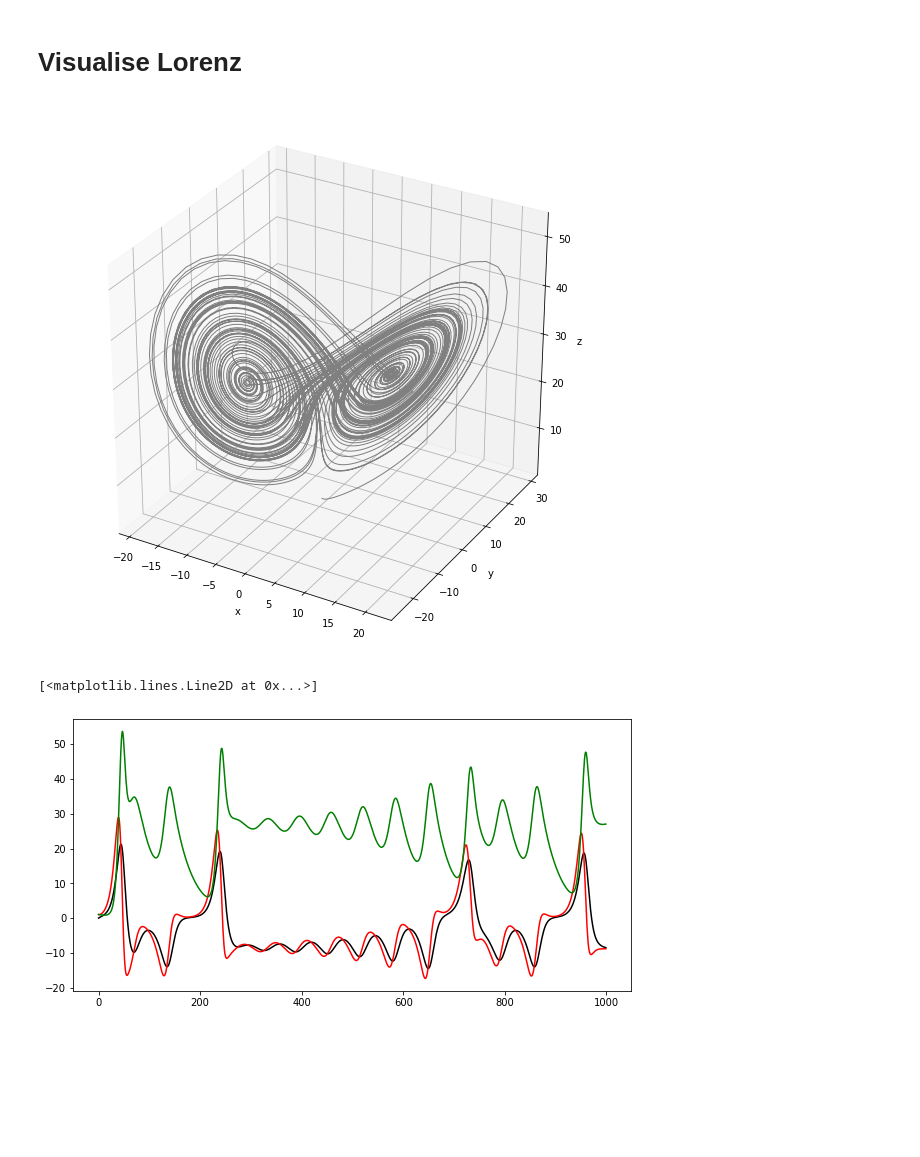
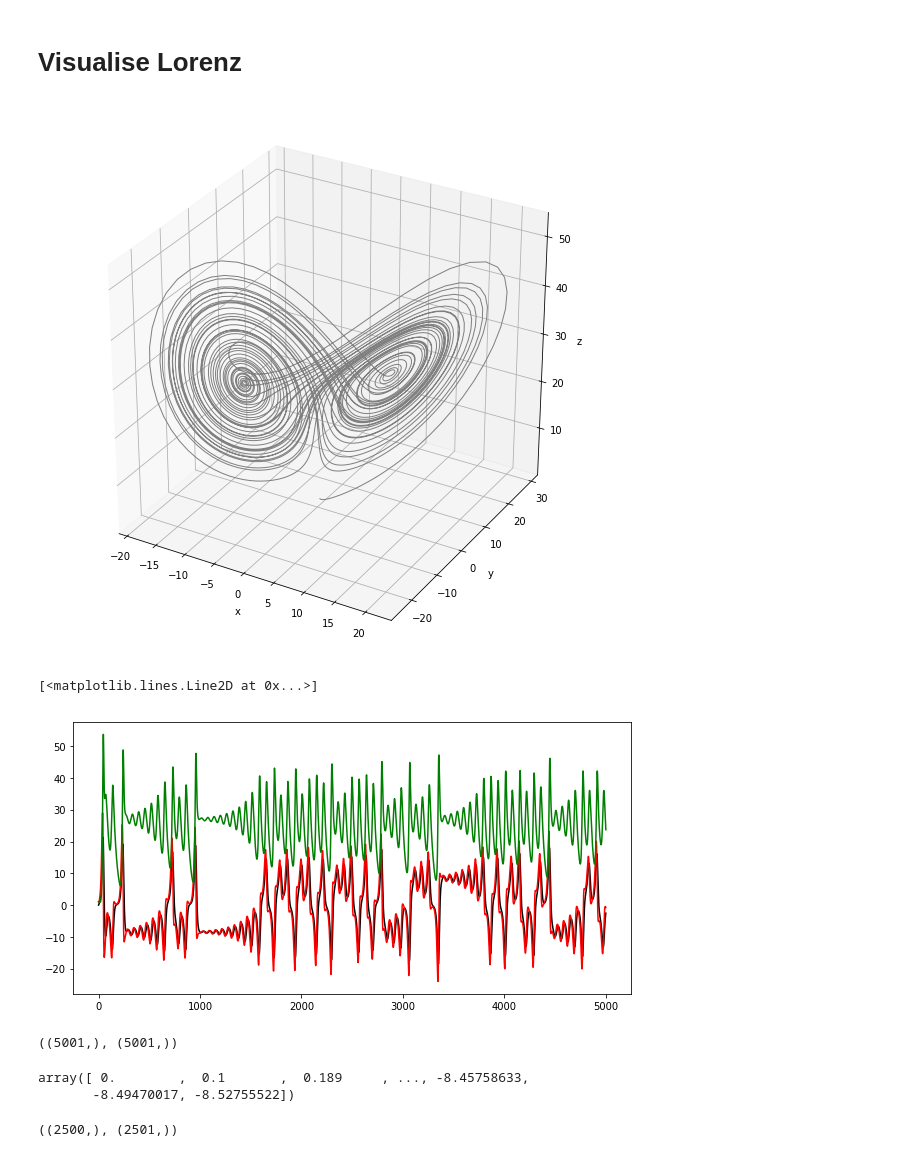
Before and after one commit to dafishcode/empirical_dynamic_modelling, a Jupyter notebook: CCM_run.ipynb, the cells around one changed output. Cells and saved outputs as stored; diff of their text form; code cells hidden in the pictures; blank space fills up the shorter version.

Commit message:
Implementing coarse graining of CCM data

```diff
--- a/CCM_run.ipynb
+++ b/CCM_run.ipynb
@@ -33,10 +63,11 @@ sys.version
 # %% [markdown]
 # Visualise Lorenz
 # %%
+import matplotlib.pyplot as plt
 from mpl_toolkits.mplot3d import Axes3D
 
 dt = 0.01
-steps = 10000
+steps = 5000
 sigma = 10
 r = 28
 b = 2.667
@@ -56,19 +87,20 @@ for i in range(steps):
 
 
 # Visualise
-ax = plt.figure(figsize = (10,10)).add_subplot(projection='3d')
+fig = plt.figure(figsize = (10,10))
+ax = fig.add_subplot(111, projection='3d')
 ax.plot(xs, ys, zs, lw=1, c = 'grey')
 ax.set_xlabel("x")
 ax.set_ylabel("y")
 ax.set_zlabel("z")
 plt.show()
 # %% [output]
-[figure, old version]
+[figure, new version]
 # %%
-fig = plt.figure(figsize = (10,5))
-plt.plot(xs[:1000], c = 'k')
-plt.plot(ys[:1000], c = 'red')
-plt.plot(zs[:1000], c = 'green')
+fig = plt.figure(figsize=(10,5))
+plt.plot(xs, c = 'k')
+plt.plot(ys, c = 'red')
+plt.plot(zs, c = 'green')
 # %% [output]
 [<matplotlib.lines.Line2D at 0x...>]
-[figure, old version]
+[figure, new version]
@@ -78,0 +107,4 @@ embed = lfn.takens_embed(m, tau, xs) #embed data
+# %%
+xs.shape, ys.shape
+# %% [output]
+((5001,), (5001,))
@@ -78,0 +117,5 @@ embed = lfn.takens_embed(m, tau, xs) #embed data
+# %%
+cause
+# %% [output]
+array([ 0.        ,  0.1       ,  0.189     , ..., -8.45758633,
+       -8.49470017, -8.52755522])
@@ -78,0 +132,7 @@ embed = lfn.takens_embed(m, tau, xs) #embed data
+# %%
+# split data into library and prediction
+lib = data[:data.shape[0]//2]
+pred = data[data.shape[0]//2:]
+lib.shape, pred.shape
+# %% [output]
+((2500,), (2501,))
```
Also changed, not shown: parts of 26 cells of this notebook.
